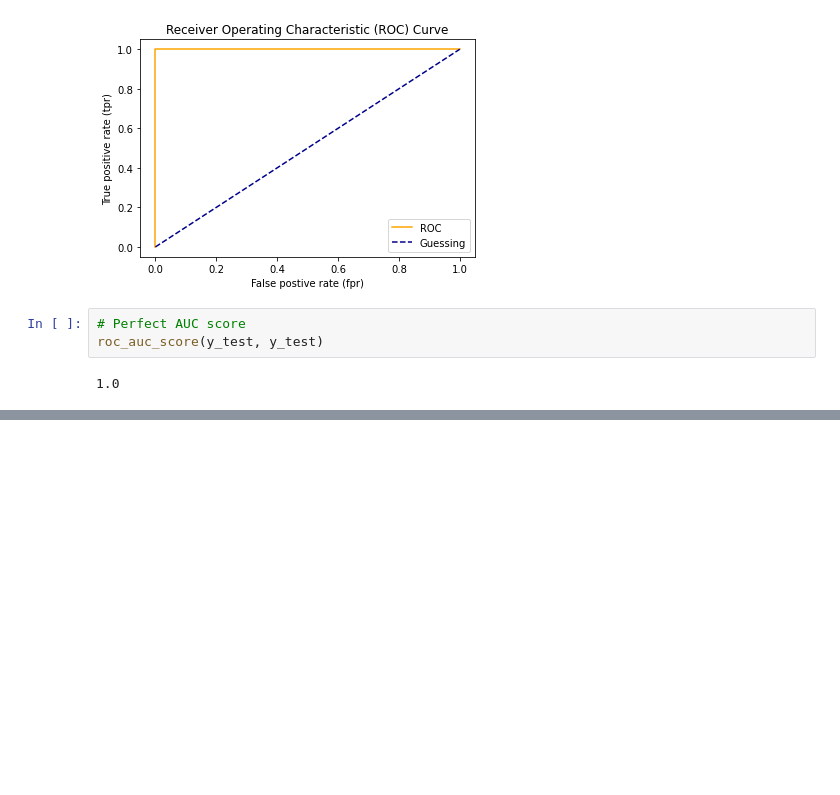
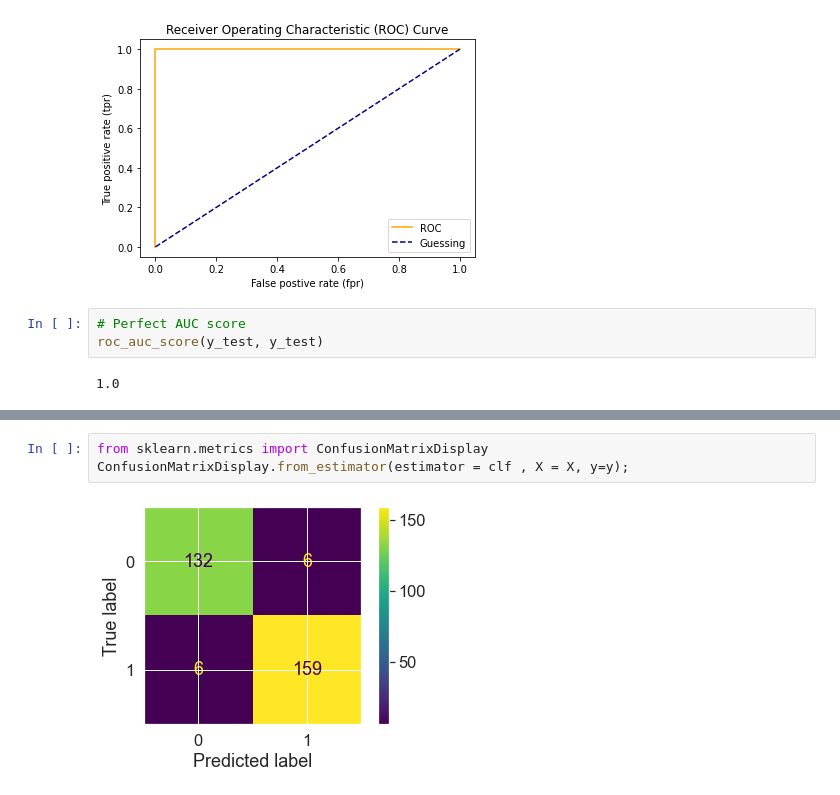
Before and after one commit to Laurent-I/Intro-to-ml, a Jupyter notebook: Introduction-to-scikit-learn.ipynb, the cells around one changed output, grey strips where cells are left out. Drawn from its saved outputs; the diff is of its cells as text; blank space fills up the shorter version.

```diff
--- a/Introduction-to-scikit-learn.ipynb
+++ b/Introduction-to-scikit-learn.ipynb
@@ -1205,0 +1247,5 @@ roc_auc_score(y_test, y_test)
+# %%
+from sklearn.metrics import ConfusionMatrixDisplay
+ConfusionMatrixDisplay.from_estimator(estimator = clf , X = X, y=y);
+# %% [output]
+[figure, added]
```
Also changed, not shown: parts of 47 cells of this notebook.
